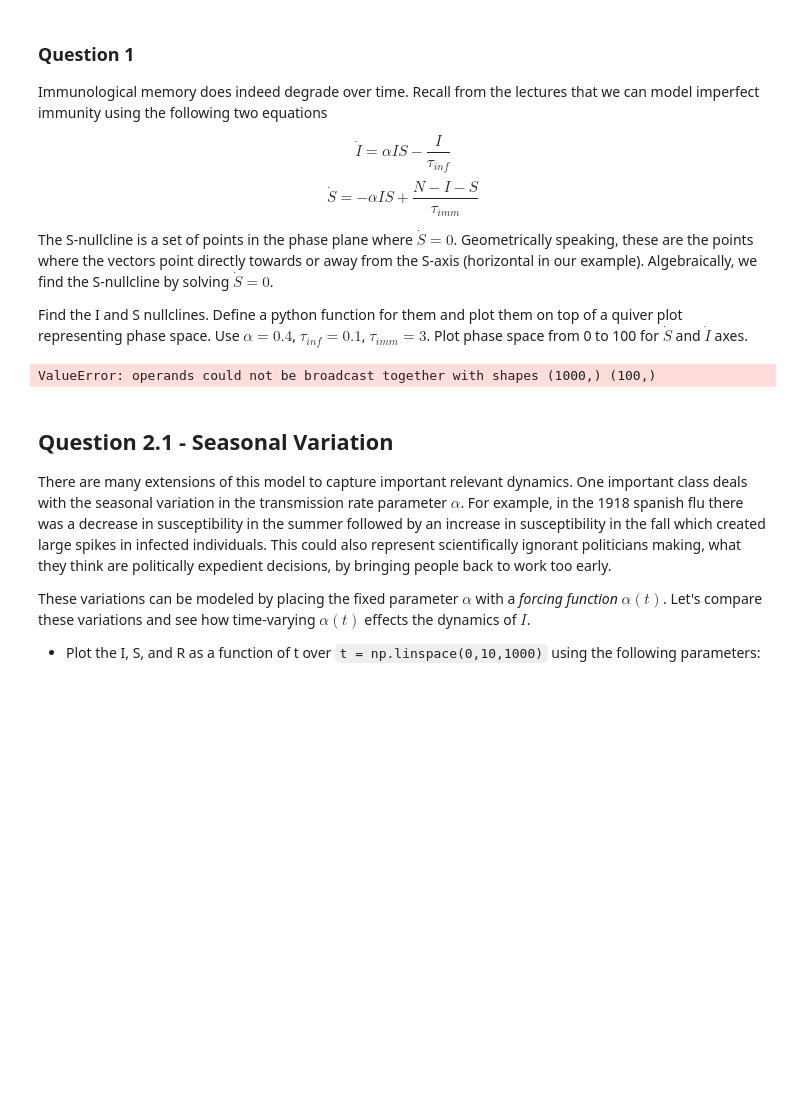
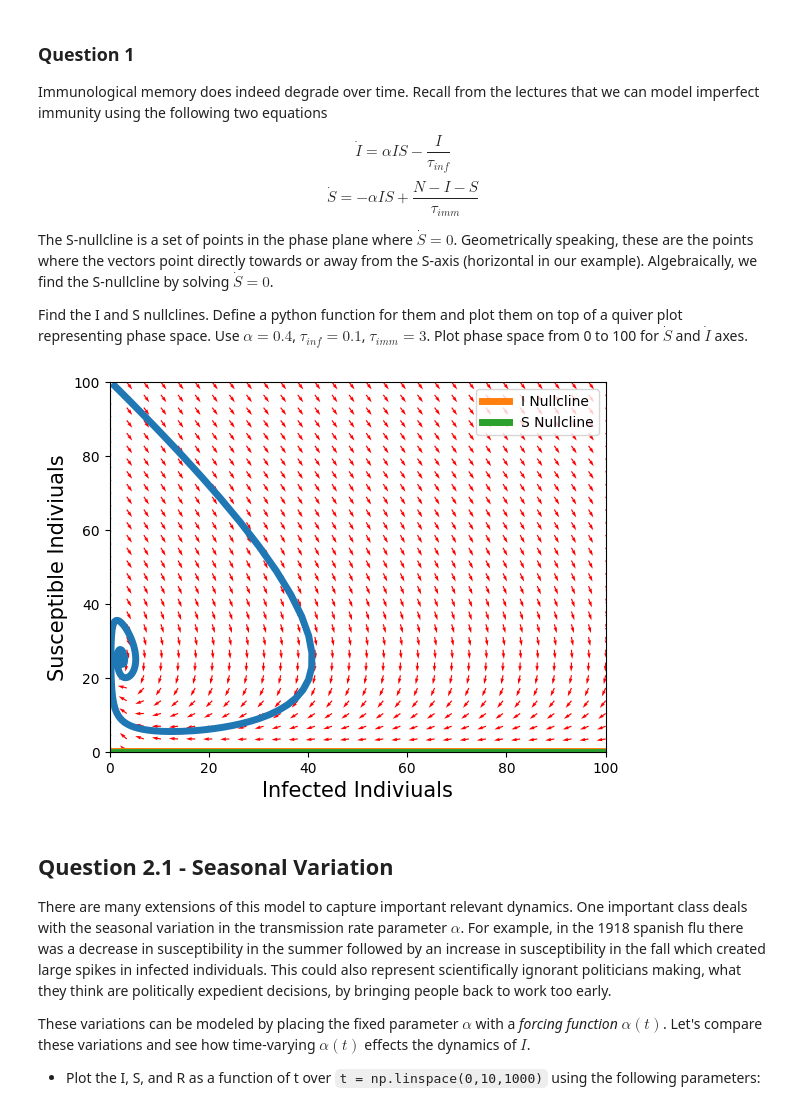
Before and after one commit to mkayeterry/MCDB172, a Jupyter notebook: ipynb/hw/HW7 - Modeling Pandemics.ipynb, the cells around one changed output. Drawn from its saved outputs; the diff is of its cells as text; code cells hidden in the pictures; blank space fills up the shorter version.

```diff
--- a/ipynb/hw/HW7 - Modeling Pandemics.ipynb
+++ b/ipynb/hw/HW7 - Modeling Pandemics.ipynb
@@ -33,77 +33,75 @@ def Rt(N, It, St):
     Nvec = N * np.ones(St.shape)
     return (Nvec - St - It)
 
-def I_nullcline(S):
-    return 1/(tau_inf * alpha)
+# nullcline function
+def get_nullclines(S, I):
+    I_nullcline = 1 / (tau_inf * alpha * S)
+    S_nullcline = (N - I) / (tau_imm * alpha)
+    return (S_nullcline, I_nullcline)
 
-def S_nullcline(I):
-    return (N - I)/(alpha * I * tau_imm) - 1/alpha
-
+# define parameters
 alpha = 0.4
 tau_inf = 0.1
 tau_imm = 3
-
-state0 = [1,100]
-
+state0 = [1,99]
 N = np.sum(state0)
 t = np.linspace(0, 10, 1000)
 
 state = odeint(ImperfectImmunity, state0, t)
 
 # plotting a phase diagram
-
-Ilim = [0, 100]
-Slim = [0, 100]
+I_lim = [0, 100]
+S_lim = [0, 100]
 
 npoints = 30 # pick the resolution of our phase portrait
 
 # set up meshgrid function for evaluating the dynamics at many states
-h1 = np.linspace(Ilim[0], Ilim[1], npoints)
-h2 = np.linspace(Ilim[0], Ilim[1], npoints)
+I_range = np.linspace(I_lim[0], I_lim[1], npoints)
+S_range = np.linspace(I_lim[0], I_lim[1], npoints)
 
 # generate meshgrid
-H1, H2 = np.meshgrid(h1, h2)
+I_grid, S_grid = np.meshgrid(I_range, S_range)
 
-u, v = np.zeros(H1.shape), np.zeros(H2.shape)
+I_vel, S_vel = np.zeros(I_grid.shape), np.zeros(S_grid.shape)
 
-NJ, NK = H1.shape
+I_points, S_points = I_grid.shape
+
 
 # two nested for loops to evaluate the dynamics on the meshgrid
-for j in range(NJ):
-    for k in range(NK):
+for i in range(I_points):
+    for j in range(S_points):
 
-        Istate = H1[j, k]
-        Sstate = H2[j, k]
+        I_state = I_grid[i, j]
+        S_state = S_grid[i, j]
 
-        statejk = [Istate, Sstate]
+        current_state = [I_state, S_state]
 
         # call differential equation to calc system velocity
-        ISdot = ImperfectImmunity(statejk, [])
+        ISdot = ImperfectImmunity(current_state, [])
 
-        u[j,k] = ISdot[0]
-        v[j,k] = ISdot[1]
-
+        I_vel[i,j] = ISdot[0]
+        S_vel[i,j] = ISdot[1]
 
 # normalize vector lengths by the hypoteneuse
-M = (np.hypot(u,v))
-M[M==0] = 1.
-u /= M
-v /= M
+hypo_len = (np.hypot(I_vel,S_vel))
+hypo_len[hypo_len==0] = 1.0
+I_vel /= hypo_len
+S_vel /= hypo_len
 
-Inullcline = I_nullcline(state[:,0])*np.ones(100)
-Snullcline = S_nullcline(state[:,1])*np.ones(100)
+S_nullcline, I_nullcline = get_nullclines(S_state, I_state)
 
-plt.quiver(H1, H2, u, v, color = 'red')
+plt.quiver(I_grid, S_grid, I_vel, S_vel, color = 'red')
 plt.xlabel('Infected Indiviuals', fontsize =15)
 plt.ylabel('Susceptible Indiviuals', fontsize =15)
 plt.plot(state[:,0], state[:,1], linewidth = 5)
-plt.plot(np.linspace(0, 100, 100), Inullcline, linewidth = 5, label = 'I Nullcline')
-plt.plot(np.linspace(0, 100, 100), Snullcline, linewidth = 5, label = 'S Nullcline')
+plt.plot(np.linspace(0, 100, 100), I_nullcline*np.ones(100), linewidth = 5, label = 'I Nullcline')
+plt.plot(np.linspace(0, 100, 100), S_nullcline*np.ones(100), linewidth = 5, label = 'S Nullcline')
 plt.legend(loc = 'upper right')
 plt.ylim((0,100))
 plt.xlim((0,100))
+plt.show()
 # %% [output]
-ValueError: operands could not be broadcast together with shapes (1000,) (100,)
+[figure, added]
 # %% [markdown]
 ## Question 2.1 - Seasonal Variation
 
```
Also changed, not shown: 3 other files.
